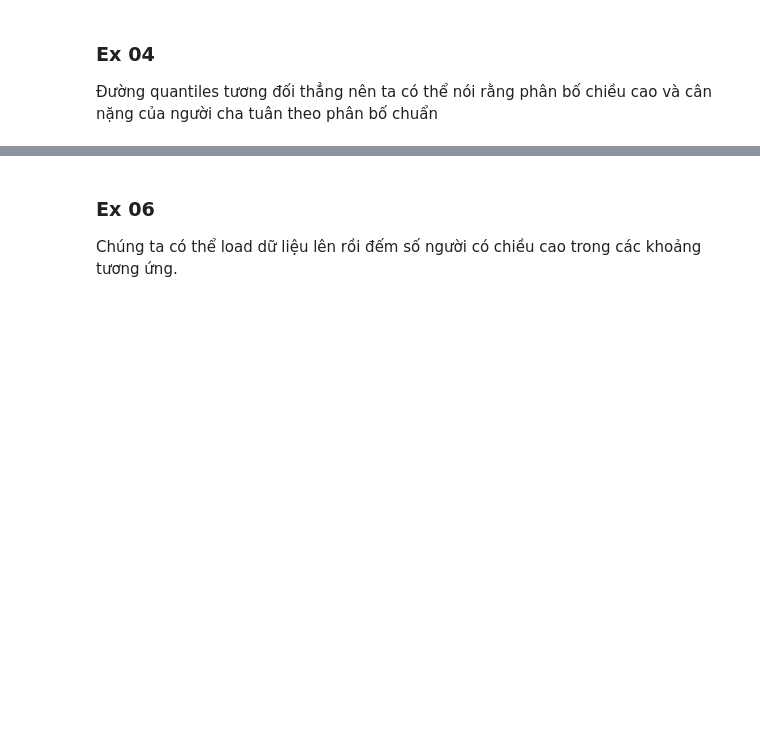
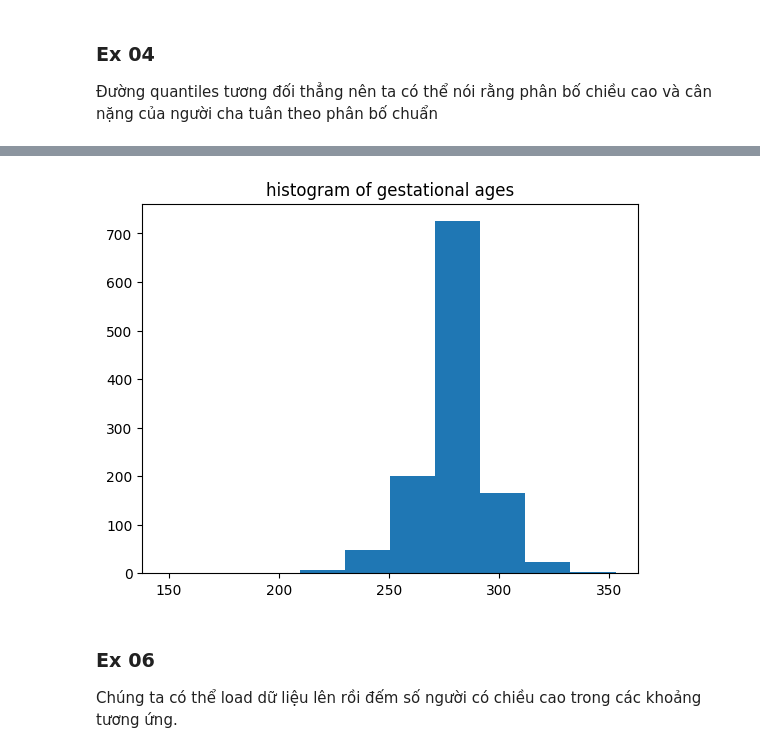
Before and after one commit to batman0911/social_stats, a Jupyter notebook: ex_01/main.ipynb, the cells around one changed output, grey strips where cells are left out. Cells and saved outputs as stored; diff of their text form; code cells hidden in the pictures; blank space fills up the shorter version.

```diff
--- a/ex_01/main.ipynb
+++ b/ex_01/main.ipynb
@@ -88,3 +111,9 @@ h
+# %%
+plt.hist(df['gestation'])
+plt.title('histogram of gestational ages')
+plt.show()
+# %% [output]
+[figure, added]
 # %% [markdown]
 ### Ex 06
 Chúng ta có thể load dữ liệu lên rồi đếm số người có chiều cao trong các khoảng tương ứng.
```
Also changed, not shown: parts of 9 cells of this notebook.
